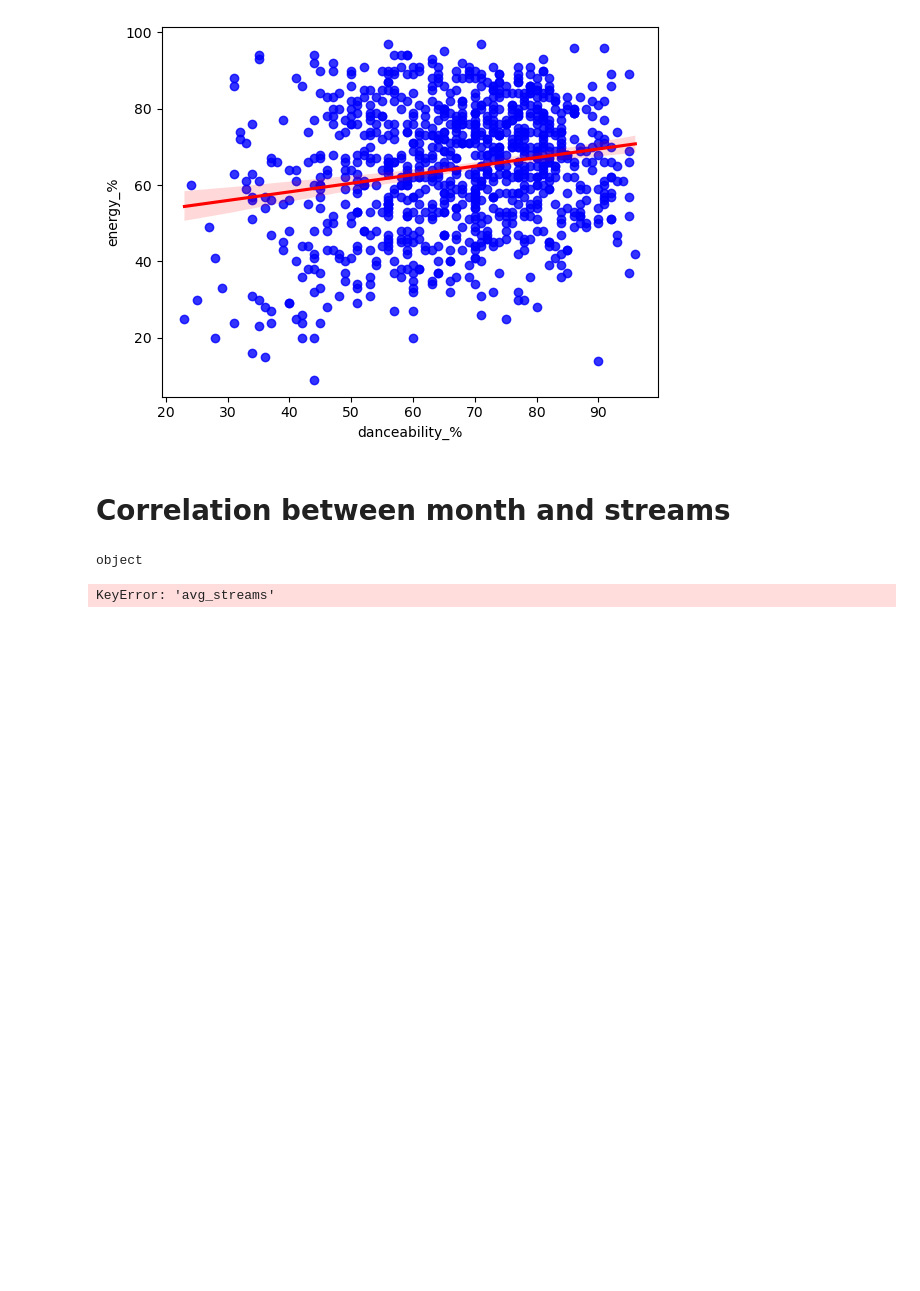
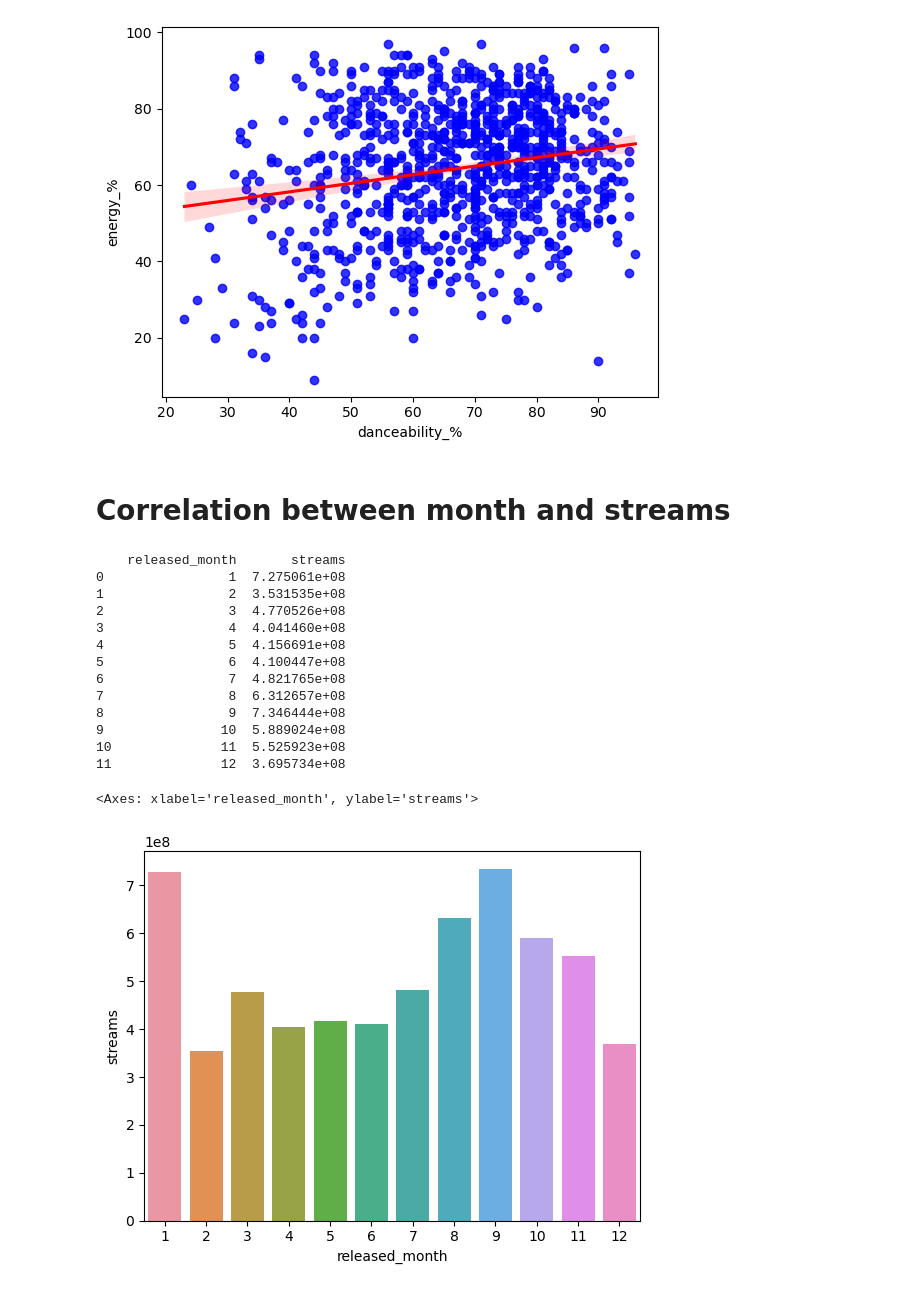
Before and after one commit to andaero/spotifydataviz, a Jupyter notebook: Spotify.ipynb, the cells around one changed output. Cells and saved outputs as stored; diff of their text form; code cells hidden in the pictures; blank space fills up the shorter version.

```diff
--- a/Spotify.ipynb
+++ b/Spotify.ipynb
@@ -73,13 +74,25 @@ sns.regplot(x="danceability_%", y="energy_%", data=df, scatter=True, scatter_kws
 # Correlation between month and streams
 # %%
 # print df["streams"] type
-print(df["streams"].dtype)
 
-# create new column avg_streams that finds the average streams per month
-df.groupby("released_month")['streams'].mean()
-print(df["avg_streams"])
+# create new dataframe that finds the average streams per month
+modified_df = df.groupby("released_month")['streams'].mean().reset_index()
+print(modified_df)
 # plot the average streams per month
-sns.barplot(x="released_month", y="avg_streams", data=df)
+sns.barplot(x="released_month", y="streams", data=modified_df)
 # %% [output]
-object
+    released_month       streams
+0                1  7.275061e+08
+1                2  3.531535e+08
+2                3  4.770526e+08
+3                4  4.041460e+08
+4                5  4.156691e+08
+5                6  4.100447e+08
+6                7  4.821765e+08
+7                8  6.312657e+08
+8                9  7.346444e+08
+9               10  5.889024e+08
+10              11  5.525923e+08
+11              12  3.695734e+08
-KeyError: 'avg_streams'
+<Axes: xlabel='released_month', ylabel='streams'>
+[figure, added]
```
Also changed, not shown: parts of 10 cells of this notebook, 2 other files.
